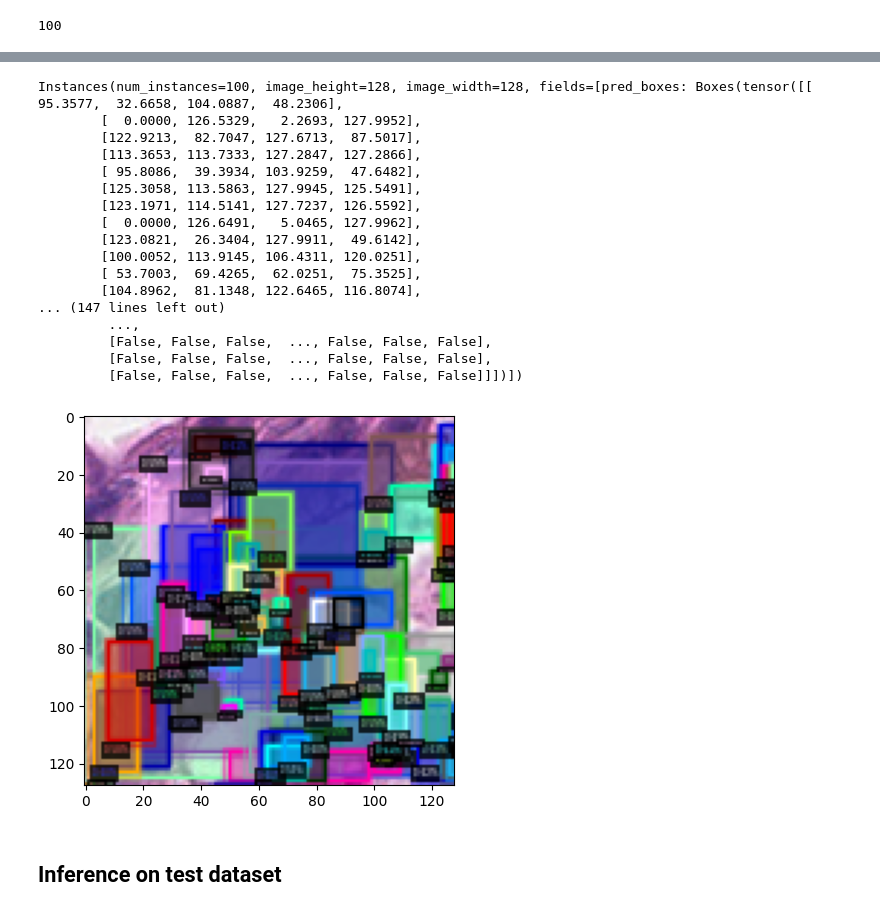
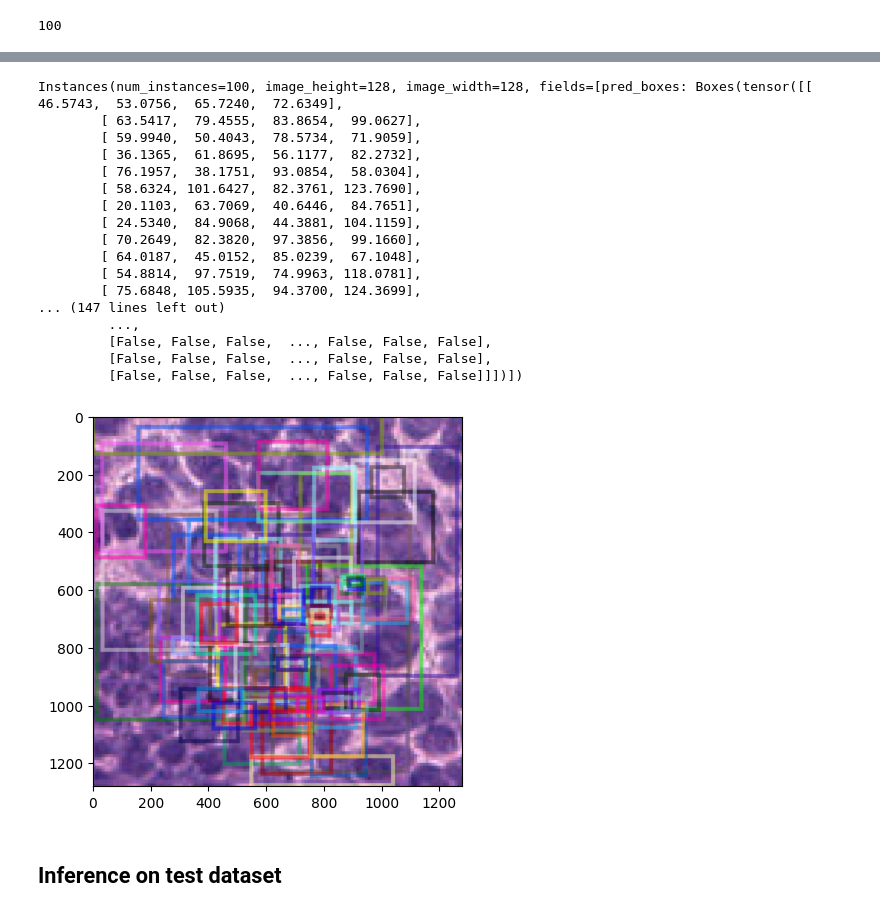
Before and after one commit to soapy-py/SCC-Tumor-Detection, a Jupyter notebook: Gokul_files/Nuclei_Detection/Detectron_Detection/Detection_Detectron2.ipynb, the cells around one changed output, grey strips where cells are left out. Saved outputs shown, nothing was run; the diff lists cells and outputs as text; code cells hidden in the pictures.

Commit message:
adding detection stuff

```diff
--- a/Gokul_files/Nuclei_Detection/Detectron_Detection/Detection_Detectron2.ipynb
+++ b/Gokul_files/Nuclei_Detection/Detectron_Detection/Detection_Detectron2.ipynb
@@ -138,14 +157,20 @@ mapper(train_data[0])
  'instances': Instances(num_instances=2, image_height=128, image_width=128, fields=[gt_boxes: Boxes(tensor([[ 94.5527, 105.3867, 111.4453, 121.1270],
          [ 94.9355,  93.1016, 119.5059, 109.2266]])), gt_classes: tensor([0, 0]), gt_masks: PolygonMasks(num_instances=2)])}
 # %%
-# we create the train dataloader here. Might make sense to play around with batch_size.
-train_dataloader = build_detection_train_loader(
-    train_data,
-    mapper=DatasetMapper(is_train=True,
-                         augmentations=[T.Resize((128, 128))],
-                         use_instance_mask = True,
-                         instance_mask_format = "polygon",
-                         image_format="BGR"),
-    total_batch_size = 1,
-    )
+# # we create the train dataloader here. Might make sense to play around with batch_size.
+# train_dataloader = build_detection_train_loader(
+#     train_data,
+#     mapper=DatasetMapper(is_train=True,
+#                          augmentations=[
+#                                 T.RandomBrightness(0.5, 2),
+#                                 T.RandomContrast(0.5, 2),
+#                                 T.RandomSaturation(0.5, 2),
+#                                 T.RandomFlip(prob=0.5, horizontal=True, vertical=False),
+#                                 T.RandomFlip(prob=0.5, horizontal=False, vertical=True),
+#                          ],
+#                          use_instance_mask = True,
+#                          instance_mask_format = "polygon",
+#                          image_format="BGR"),
+#     total_batch_size = 1,
+#     )
 # %%
@@ -253,10 +268,10 @@ cfg.merge_from_file(model_zoo.get_config_file("COCO-InstanceSegmentation/mask_rc
 cfg.DATASETS.TRAIN = "nuclei_detection_train"
 cfg.DATASETS.TEST = "nuclei_detection_test"
 cfg.MODEL.DEVICE = "cuda"
-cfg.DATALOADER.NUM_WORKERS = 8
+cfg.DATALOADER.NUM_WORKERS = 20
 cfg.MODEL.WEIGHTS = model_zoo.get_checkpoint_url("COCO-InstanceSegmentation/mask_rcnn_R_50_FPN_1x.yaml")
 cfg.SOLVER.IMS_PER_BATCH = 2
 cfg.MODEL.ROI_HEADS.BATCH_SIZE_PER_IMAGE = 32  # faster, and good enough for this toy dataset (default: 512)
-cfg.SOLVER.BASE_LR = 5e-5
+cfg.SOLVER.BASE_LR = 5e-3
 cfg.SOLVER.MAX_ITER = 10000
 cfg.MODEL.ROI_HEADS.NUM_CLASSES = 1
@@ -315,7 +347,7 @@ KeyError: "Dataset 'n' is not registered! Available datasets are: coco_2014_trai
 # %% [markdown]
 # Inference using Model
 # %%
-cfg.MODEL.ROI_HEADS.SCORE_THRESH_TEST = .55
+cfg.MODEL.ROI_HEADS.SCORE_THRESH_TEST = .2
 predictor = DefaultPredictor(cfg)
 # %% [output]
 Skip loading parameter 'roi_heads.box_predictor.cls_score.weight' to the model due to incompatible shapes: (81, 1024) in the checkpoint but (2, 1024) in the model! You might want to double check if th ...
@@ -359,32 +391,32 @@ outputs
 # %%
 outputs["instances"].to("cpu")
 # %% [output]
-Instances(num_instances=100, image_height=128, image_width=128, fields=[pred_boxes: Boxes(tensor([[ 95.3577,  32.6658, 104.0887,  48.2306],
-        [  0.0000, 126.5329,   2.2693, 127.9952],
-        [122.9213,  82.7047, 127.6713,  87.5017],
-        [113.3653, 113.7333, 127.2847, 127.2866],
-        [ 95.8086,  39.3934, 103.9259,  47.6482],
-        [125.3058, 113.5863, 127.9945, 125.5491],
-        [123.1971, 114.5141, 127.7237, 126.5592],
-        [  0.0000, 126.6491,   5.0465, 127.9962],
-        [123.0821,  26.3404, 127.9911,  49.6142],
-        [100.0052, 113.9145, 106.4311, 120.0251],
-        [ 53.7003,  69.4265,  62.0251,  75.3525],
-        [104.8962,  81.1348, 122.6465, 116.8074],
+Instances(num_instances=100, image_height=128, image_width=128, fields=[pred_boxes: Boxes(tensor([[ 46.5743,  53.0756,  65.7240,  72.6349],
+        [ 63.5417,  79.4555,  83.8654,  99.0627],
+        [ 59.9940,  50.4043,  78.5734,  71.9059],
+        [ 36.1365,  61.8695,  56.1177,  82.2732],
+        [ 76.1957,  38.1751,  93.0854,  58.0304],
+        [ 58.6324, 101.6427,  82.3761, 123.7690],
+        [ 20.1103,  63.7069,  40.6446,  84.7651],
+        [ 24.5340,  84.9068,  44.3881, 104.1159],
+        [ 70.2649,  82.3820,  97.3856,  99.1660],
+        [ 64.0187,  45.0152,  85.0239,  67.1048],
+        [ 54.8814,  97.7519,  74.9963, 118.0781],
+        [ 75.6848, 105.5935,  94.3700, 124.3699],
 ... (147 lines left out)
          ...,
          [False, False, False,  ..., False, False, False],
          [False, False, False,  ..., False, False, False],
          [False, False, False,  ..., False, False, False]]])])
 # %%
-v = Visualizer(img)
+v = Visualizer(img, scale=10)
 v._default_font_size = 2
 # v = v.draw_instance_predictions(outputs["instances"].to("cpu").__getitem__([2]))
-v = v.draw_instance_predictions(outputs["instances"].to("cpu"))
+v = v.overlay_instances(boxes = outputs["instances"]._fields["pred_boxes"].to("cpu"))
 plt.imshow(cv2.cvtColor(v.get_image(), cv2.COLOR_BGR2RGB))
 plt.show()
 # %% [output]
-[figure, old version]
+[figure, new version]
 # %% [markdown]
 ## Inference on test dataset
 # %%
```
Also changed, not shown: parts of 19 cells of this notebook, 11 other files.
